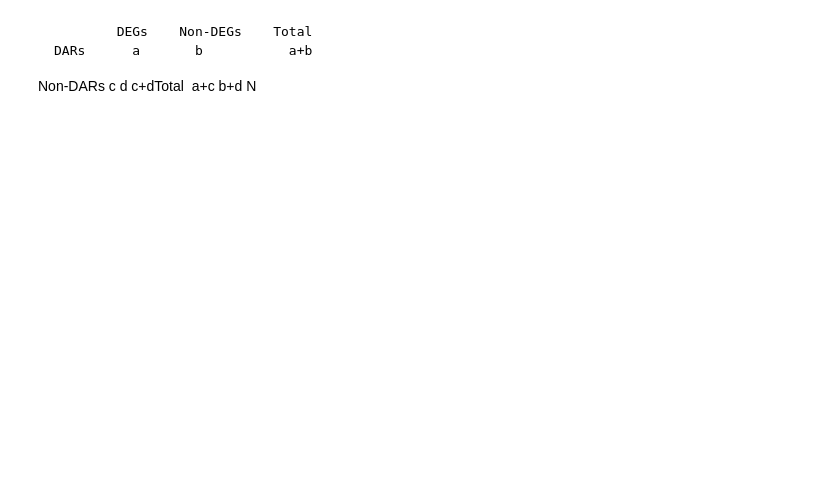
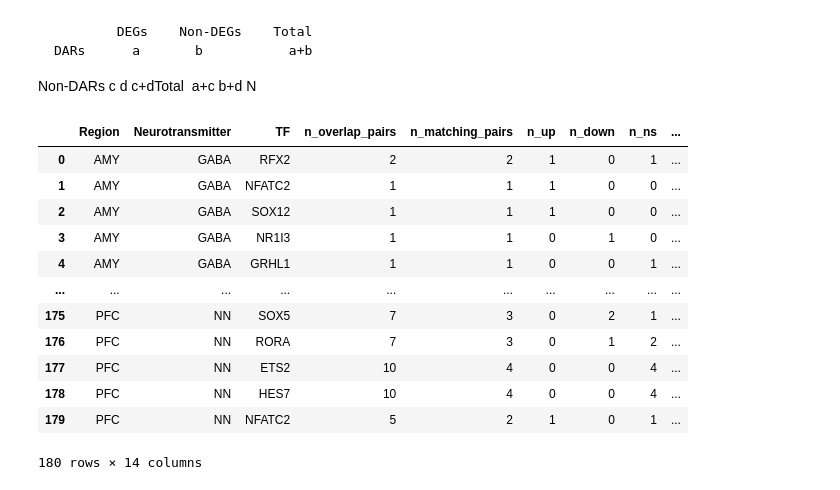
Before and after one commit to juychen/scmmd, a Jupyter notebook: 16snscenicAUC.ipynb, the cells around one changed output. Drawn from its saved outputs; the diff is of its cells as text; code cells hidden in the pictures; blank space fills up the shorter version.

```diff
--- a/16snscenicAUC.ipynb
+++ b/16snscenicAUC.ipynb
@@ -3280,3 +3547,51 @@ heatmap_dotplot(
     orientation = "horizontal",
     figsize = (16, 5)
 )
+# %%
+direction_counts_region_nt = (
+    df_match_direction_region_nt
+    .assign(
+        Direction_scenic_upper=lambda d: d['Direction_scenic'].astype(str).str.upper(),
+        Direction_tobias_upper=lambda d: d['Direction_tobias'].astype(str).str.upper()
+    )
+    .groupby(['Region', 'Neurotransmitter', 'TF'], as_index=False)
+    .agg(
+        n_scenic_UP=('Direction_scenic_upper', lambda s: int((s == 'UP').sum())),
+        n_scenic_DOWN=('Direction_scenic_upper', lambda s: int((s == 'DOWN').sum())),
+        n_tobias_UP=('Direction_tobias_upper', lambda s: int((s == 'UP').sum())),
+        n_tobias_DOWN=('Direction_tobias_upper', lambda s: int((s == 'DOWN').sum()))
+    )
+)
+
+df_tf_overlap_by_region_nt = (
+    df_tf_overlap_by_region_nt
+    .drop(columns=['n_scenic_UP', 'n_scenic_DOWN', 'n_tobias_UP', 'n_tobias_DOWN'], errors='ignore')
+    .merge(direction_counts_region_nt, on=['Region', 'Neurotransmitter', 'TF'], how='left')
+)
+
+count_cols = ['n_scenic_UP', 'n_scenic_DOWN', 'n_tobias_UP', 'n_tobias_DOWN']
+df_tf_overlap_by_region_nt[count_cols] = df_tf_overlap_by_region_nt[count_cols].fillna(0).astype(int)
+
+top_tf_overlap_by_region_nt = (
+    df_tf_overlap_by_region_nt
+    .sort_values(['Region', 'Neurotransmitter', 'matching_rate', 'n_matching_pairs'], ascending=[True, True, False, False])
+    .groupby(['Region', 'Neurotransmitter'], group_keys=False)
+    .head(20)
+    .reset_index(drop=True)
+)
+
+top_tf_overlap_by_region_nt
+# %% [output]
+|  | Region | Neurotransmitter | TF | n_overlap_pairs | n_matching_pairs | n_up | n_down | n_ns | ... |
+| 0 | AMY | GABA | RFX2 | 2 | 2 | 1 | 0 | 1 | ... |
+| 1 | AMY | GABA | NFATC2 | 1 | 1 | 1 | 0 | 0 | ... |
+| 2 | AMY | GABA | SOX12 | 1 | 1 | 1 | 0 | 0 | ... |
+| 3 | AMY | GABA | NR1I3 | 1 | 1 | 0 | 1 | 0 | ... |
+| 4 | AMY | GABA | GRHL1 | 1 | 1 | 0 | 0 | 1 | ... |
+| ... | ... | ... | ... | ... | ... | ... | ... | ... | ... |
+| 175 | PFC | NN | SOX5 | 7 | 3 | 0 | 2 | 1 | ... |
+| 176 | PFC | NN | RORA | 7 | 3 | 0 | 1 | 2 | ... |
+| 177 | PFC | NN | ETS2 | 10 | 4 | 0 | 0 | 4 | ... |
+| 178 | PFC | NN | HES7 | 10 | 4 | 0 | 0 | 4 | ... |
+| 179 | PFC | NN | NFATC2 | 5 | 2 | 1 | 0 | 1 | ... |
+180 rows × 14 columns
```
Also changed, not shown: parts of 34 cells of this notebook.
